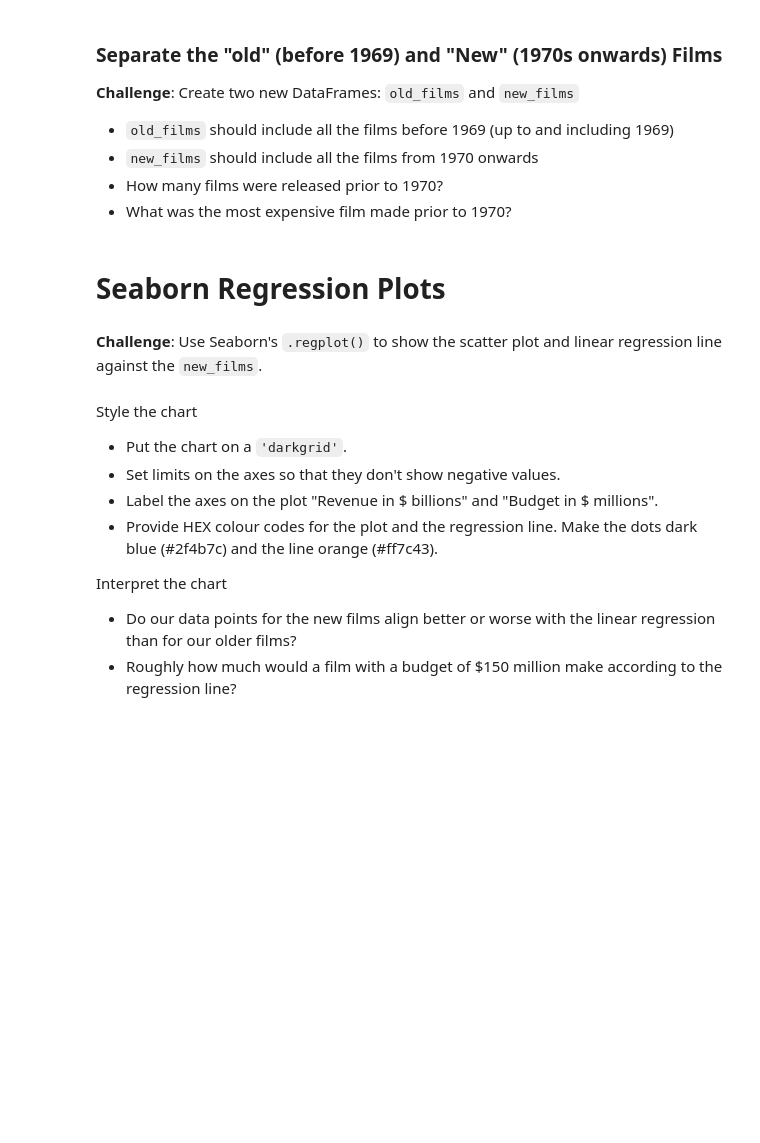
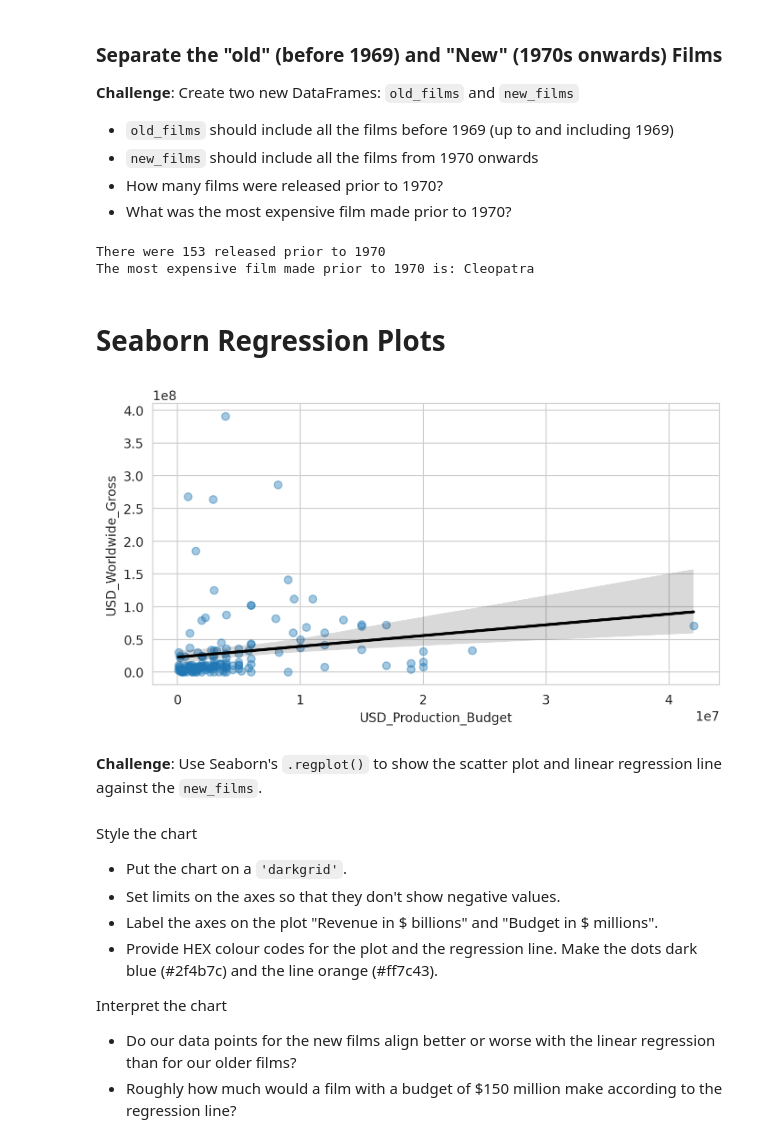
Before and after one commit to RafaelMoralesGallegos/100-days-of-Python, a Jupyter notebook: Day_78_Seaborn/Seaborn_and_Linear_Regression.ipynb, the cells around one changed output. Drawn from its saved outputs; the diff is of its cells as text; code cells hidden in the pictures; blank space fills up the shorter version.

```diff
--- a/Day_78_Seaborn/Seaborn_and_Linear_Regression.ipynb
+++ b/Day_78_Seaborn/Seaborn_and_Linear_Regression.ipynb
@@ -351,8 +346,27 @@ See the caveats in the documentation: https://pandas.pydata.org/pandas-docs/stab
 * `new_films` should include all the films from 1970 onwards
 * How many films were released prior to 1970?
 * What was the most expensive film made prior to 1970?
+# %%
+old_films = data_clean[data_clean['Decades'] < 1970]
+new_films = data_clean[data_clean['Decades'] >= 1970]
+highest_budget = old_films.nlargest(1, 'USD_Production_Budget')
+print(f"There were {len(old_films['Movie_Title'])} released prior to 1970")
+print(f"The most expensive film made prior to 1970 is: {highest_budget['Movie_Title'].values[0]}")
+# %% [output]
+There were 153 released prior to 1970
+The most expensive film made prior to 1970 is: Cleopatra
 # %% [markdown]
 # Seaborn Regression Plots
+# %%
+plt.figure(figsize=(8,4), dpi=200)
+with sns.axes_style("whitegrid"):
+    sns.regplot(data=old_films,
+                x='USD_Production_Budget',
+                y='USD_Worldwide_Gross',
+                scatter_kws = {'alpha': 0.4},
+                line_kws = {'color': 'black'})
+# %% [output]
+[figure, added]
 # %% [markdown]
 **Challenge**: Use Seaborn's `.regplot()` to show the scatter plot and linear regression line against the `new_films`.
 <br>
```
Also changed, not shown: parts of 2 cells of this notebook.
